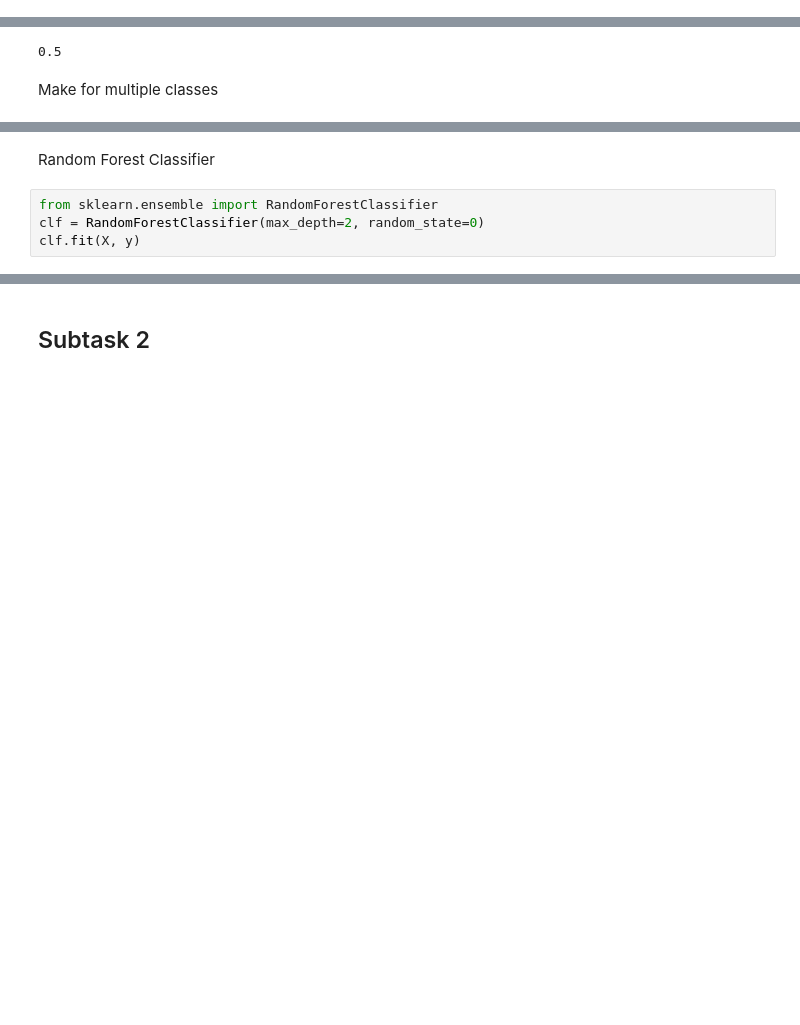
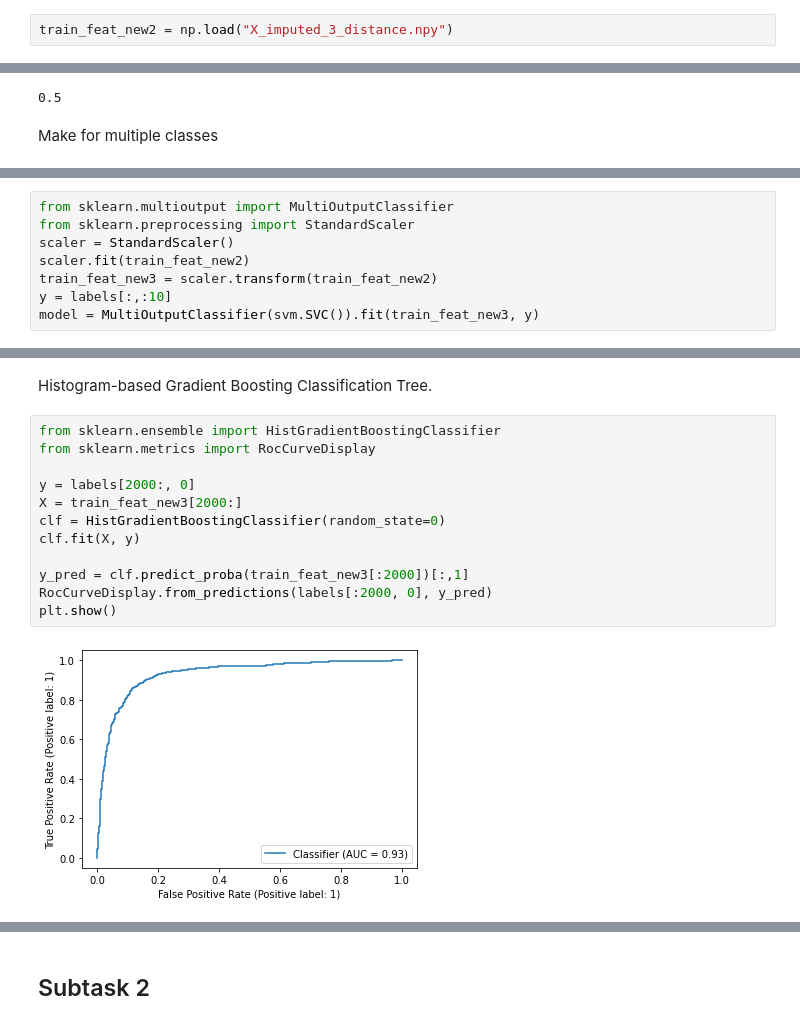
Before and after one commit to ericschreiber/IML, a Jupyter notebook: Task2/Task2.ipynb, the cells around one changed output, grey strips where cells are left out. Cells and saved outputs as stored; diff of their text form; blank space fills up the shorter version.

```diff
--- a/Task2/Task2.ipynb
+++ b/Task2/Task2.ipynb
@@ -164,0 +242,2 @@ labels = labels.to_numpy()
+# %%
+train_feat_new2 = np.load("X_imputed_3_distance.npy")
@@ -673,0 +776,8 @@ array([0.84074676, 0.51834409, 0.51315336, 0.51407043, 0.51177398,
+# %%
+from sklearn.multioutput import MultiOutputClassifier
+from sklearn.preprocessing import StandardScaler
+scaler = StandardScaler()
+scaler.fit(train_feat_new2)
+train_feat_new3 = scaler.transform(train_feat_new2)
+y = labels[:,:10]
+model = MultiOutputClassifier(svm.SVC()).fit(train_feat_new3, y)
@@ -674,6 +794,16 @@ array([0.84074676, 0.51834409, 0.51315336, 0.51407043, 0.51177398,
 # %% [markdown]
-Random Forest Classifier
+Histogram-based Gradient Boosting Classification Tree.
 # %%
-from sklearn.ensemble import RandomForestClassifier
-clf = RandomForestClassifier(max_depth=2, random_state=0)
+from sklearn.ensemble import HistGradientBoostingClassifier
+from sklearn.metrics import RocCurveDisplay
+
+y = labels[2000:, 0]
+X = train_feat_new3[2000:]
+clf = HistGradientBoostingClassifier(random_state=0)
 clf.fit(X, y)
+
+y_pred = clf.predict_proba(train_feat_new3[:2000])[:,1]
+RocCurveDisplay.from_predictions(labels[:2000, 0], y_pred)
+plt.show()
+# %% [output]
+[figure, added]
```
Also changed, not shown: parts of 67 cells of this notebook, 4 other files.
